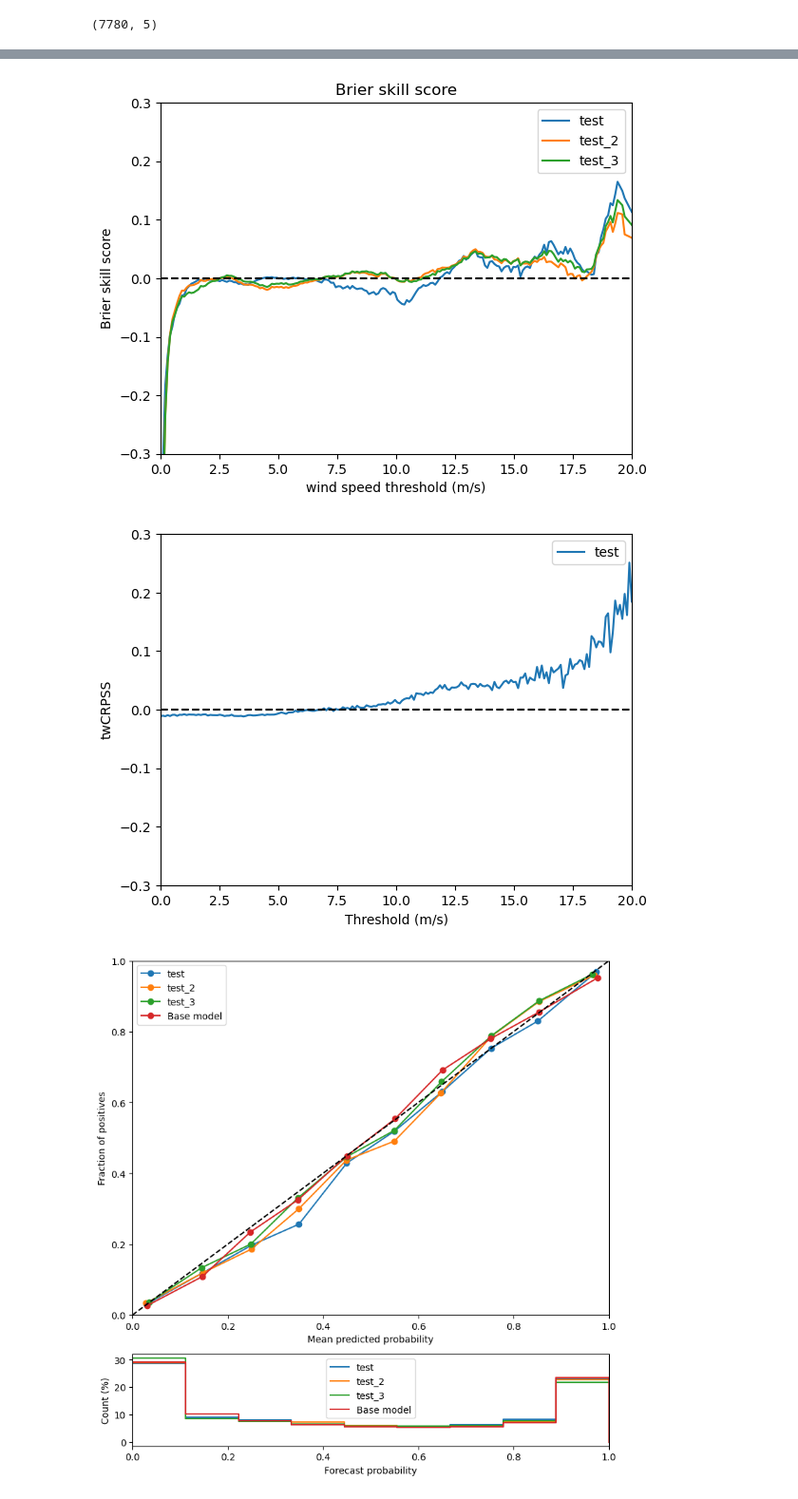
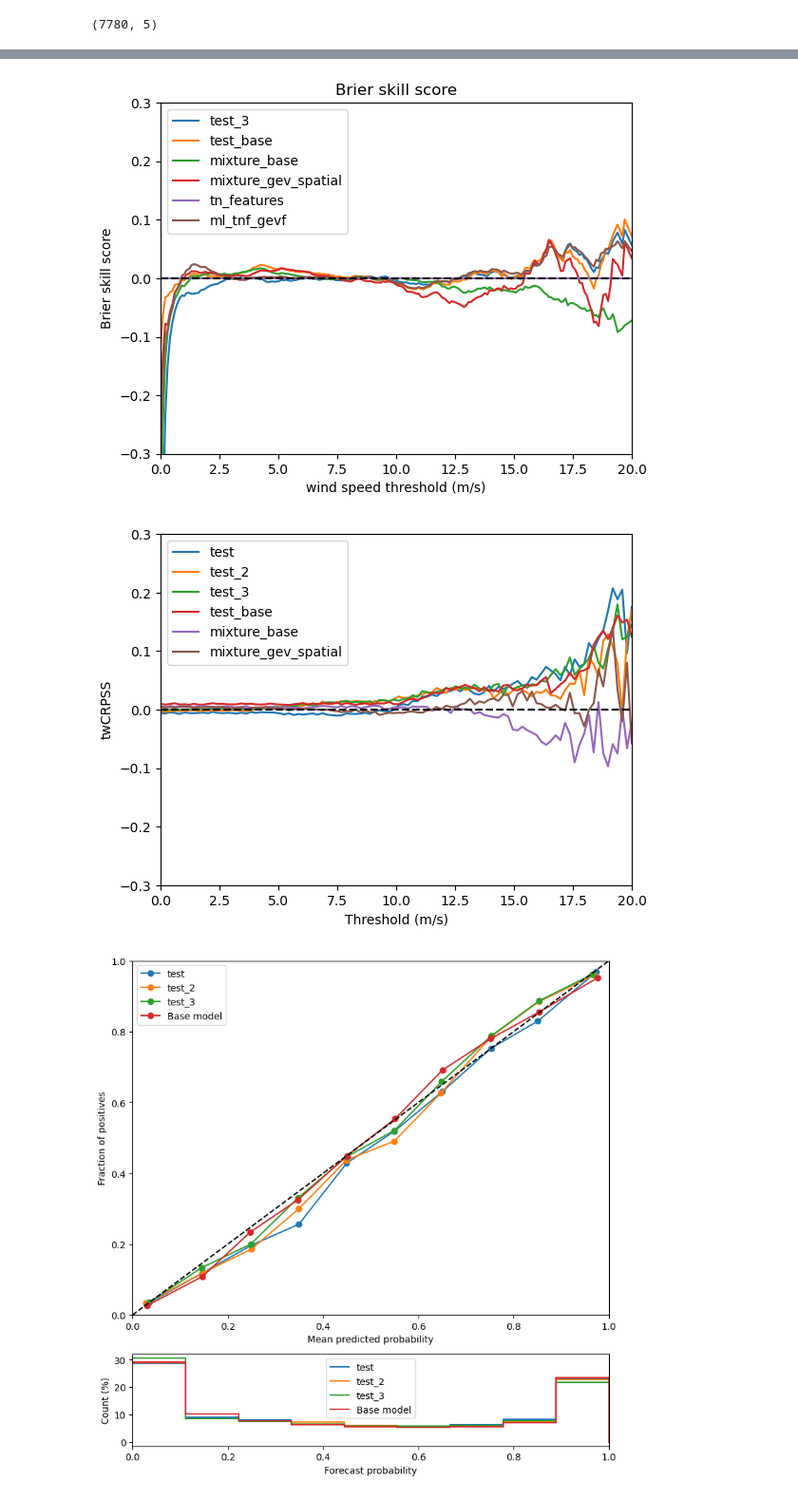
Before and after one commit to SimonHakvoort/thesiscode, a Jupyter notebook: src/emos_results/important_results.ipynb, the cells around one changed output, grey strips where cells are left out. Shown at 95% size. Saved outputs shown, nothing was run; the diff lists cells and outputs as text; code cells hidden in the pictures.

Commit message:
Trained additional models on different folds and made a nice overview

```diff
--- a/src/emos_results/important_results.ipynb
+++ b/src/emos_results/important_results.ipynb
@@ -29,6 +29,7 @@ To enable the following instructions: AVX2 FMA, in other operations, rebuild Ten
 folder = '/net/pc200239/nobackup/users/hakvoort/models/emos/'
 
 base_model = load_model(folder + 'trunc_normal/tn_crps_.pkl')
+base_model = load_model(folder + 'trunc_normal_features/tnf_crps__epochs600_folds_1_2.pkl')
 print(base_model)
 # %% [output]
 Using given parameters for Truncated Normal distribution
@@ -69,7 +71,18 @@ test_2 = load_model(folder + 'mixture_linear/mixturelinear_tn_gev_twcrps_mean13.
 
 test_3 = load_model(folder + 'mixture_linear/mixturelinear_tn_gev_twcrps_mean13.0_std1.5_constant0.029999999329447746_epochs600.pkl')
 
-test_dict = {'test': test, 'test_2': test_2, 'test_3': test_3}
+test_base = load_model(folder + 'mixture_linear/mixturelinear_tn_gev_crps__epochs600_folds_1_2.pkl')
+
+mixture_base = load_model(folder + 'mixture/mixture_tn_gev_crps__epochs600_folds_1_2.pkl')
+
+mixture_gev_spatial = load_model(folder + "mixture_linear/mixturelinear_tn_gev_sv_crps__epochs600_folds_1_2.pkl")
+
+tn_features = load_model(folder + 'trunc_normal_features/tnf_crps__epochs600_folds_1_2.pkl')
+
+ml_tnf_gevf = load_model(folder + 'mixture_linear/mixturelinear_tnf_gev_crps__epochs600_folds_1_2.pkl')
+
+test_dict = {'test_3': test_3, 'test_base': test_base, 'mixture_base': mixture_base, 'mixture_gev_spatial': mixture_gev_spatial, 'tn_features': tn_features, 'ml_tnf_gevf': ml_tnf_gevf}
+
 
 all_models_dict = {'base_model': base_model, 'ml_tn_gev_M13_STD1': ml_tn_gev_M13_STD1, 'm_tn_gev_M13_STD1_C03': m_tn_gev_M13_STD1_C03, 'm_tn_gev_M13_STD1_C03': m_tn_gev_M13_STD1_C03, 'm_tn_ln_M13_STD1_C03': m_tn_ln_M13_STD1_C03, 'ml_tn_ln_M13_STD1_C03': ml_tn_ln_M13_STD1_C03, 'ml_tn_gev_M13_STD1_C02': ml_tn_gev_M13_STD1_C02, 'tn_M13_STD1_C03': tn_M13_STD1_C03, 'ml_tn_gev_M13_STD4': ml_tn_gev_M13_STD4}
 # %% [output]
@@ -111,13 +139,13 @@ values = np.linspace(0, 20, 200)
 ylim = [-0.3, 0.3]
 make_brier_skill_plot(base_model, test_dict, X_test, y_test, variances_test, values, ylim=ylim)
 # %% [output]
-[figure, old version]
+[figure, new version]
 # %%
-values = np.linspace(0, 20, 200)
+values = np.linspace(0, 20, 100)
 ylim = [-0.3, 0.3]
 make_twcrpss_plot(base_model, test_dict, X_test, y_test, variances_test, values, ylim=ylim)
 # %% [output]
-[figure, old version]
+[figure, new version]
 # %%
 make_reliability_and_sharpness(test_dict, X_test, y_test, variances_test, 5, base_model=base_model)
 # %% [output]
```
Also changed, not shown: parts of 5 cells of this notebook, 12 other files.
